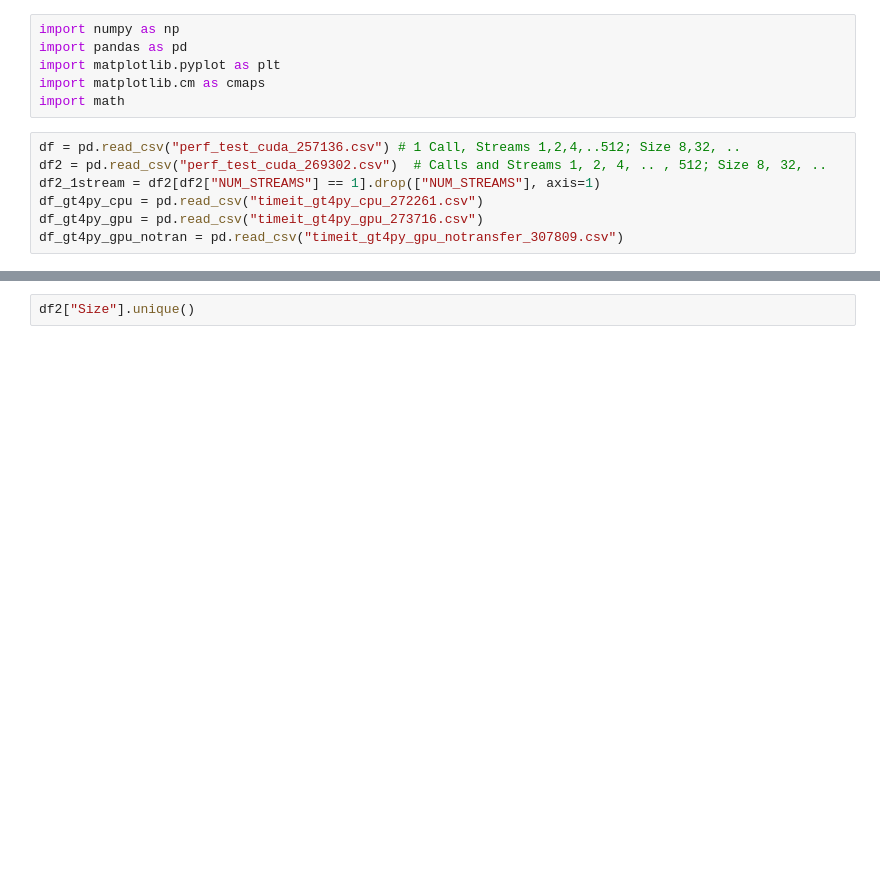
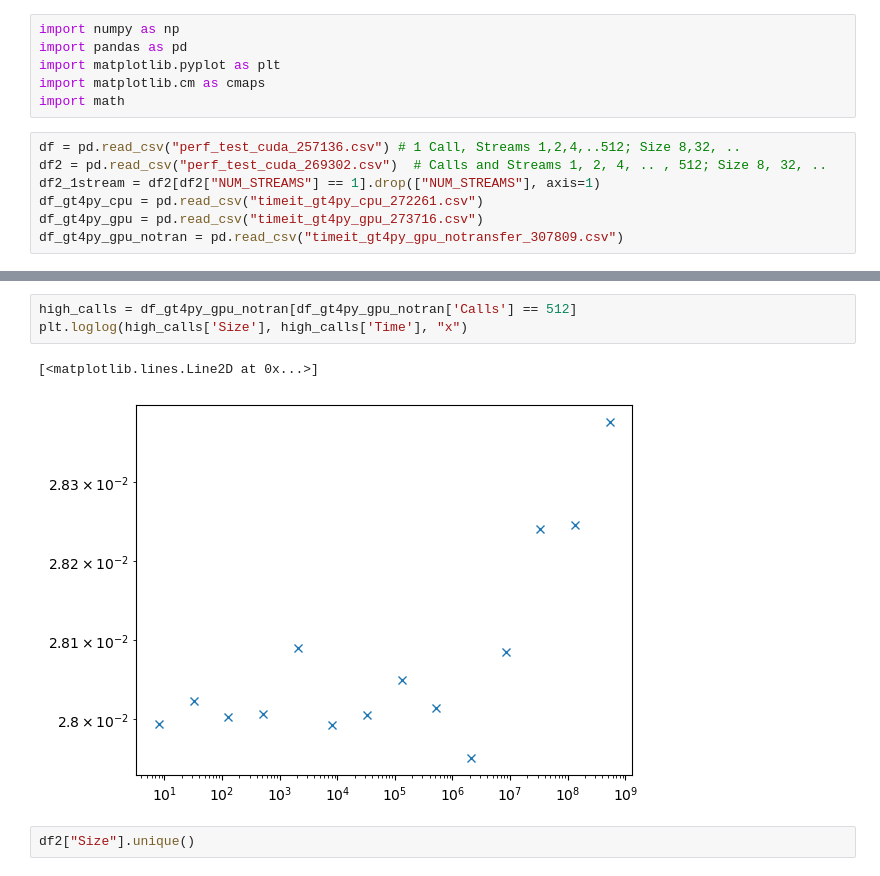
Before and after one commit to grafrap/HPC4WC-overlapping, a Jupyter notebook: measurements/measurement plots.ipynb, the cells around one changed output, grey strips where cells are left out. Drawn from its saved outputs; the diff is of its cells as text; blank space fills up the shorter version.

```diff
--- a/measurements/measurement plots.ipynb
+++ b/measurements/measurement plots.ipynb
@@ -79,3 +112,9 @@ plt.loglog(df2_1stream['Size'], df2_1stream['Time'], ".")
+# %%
+high_calls = df_gt4py_gpu_notran[df_gt4py_gpu_notran['Calls'] == 512]
+plt.loglog(high_calls['Size'], high_calls['Time'], "x")
+# %% [output]
+[<matplotlib.lines.Line2D at 0x...>]
+[figure, added]
 # %%
 df2["Size"].unique()
 # %% [output]
```
Also changed, not shown: parts of 4 cells of this notebook, 1 other file.
